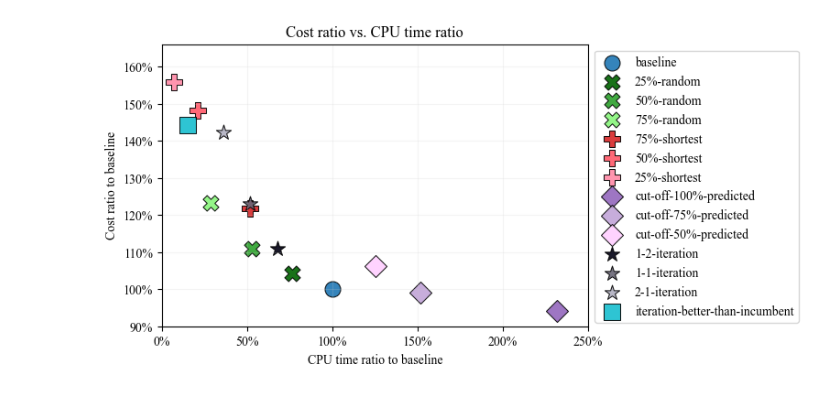
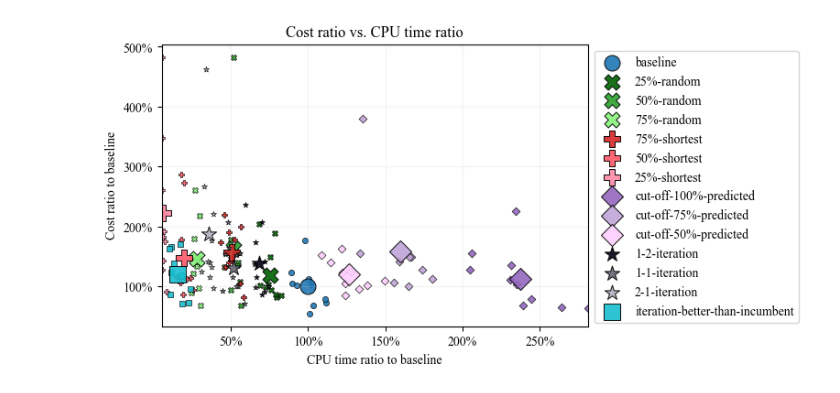
Before and after one commit to zakrzewow/raw-algorithm-portfolios, a Jupyter notebook: results.ipynb, the cells around one changed output. Saved outputs shown, nothing was run; the diff lists cells and outputs as text; code cells hidden in the pictures.

```diff
--- a/results.ipynb
+++ b/results.ipynb
@@ -138,6 +138,4 @@ df25 = df.loc[df["n_train"] == "25"].copy()
 df100 = df.loc[df["n_train"] == "100"].copy()
 
 df25_agg = agg(df25)
-# df100_agg = agg(df100)
-
-df25_agg
+df100_agg = agg(df100)
@@ -191,7 +173,6 @@ plt.rcParams["axes.grid"] = True
 plt.rcParams["grid.alpha"] = 0.2
 plt.rcParams["grid.color"] = "#cccccc"
 plt.rcParams["axes.xmargin"] = 0
-fig, ax = plt.subplots(figsize=(6, 4))
 
 COLORS = {
     ("baseline", ""): "#1f77b4",
@@ -214,66 +195,75 @@ LABELS = {
     ("baseline", ""): "baseline",
     ("ea", "25"): "25%-random",
     ("ea", "50"): "50%-random",
     ("ea", "75"): "75%-random",
     ("eb", "75"): "75%-shortest",
     ("eb", "50"): "50%-shortest",
     ("eb", "25"): "25%-shortest",
     ("ec", "100"): "cut-off-100%-predicted",
     ("ec", "75"): "cut-off-75%-predicted",
     ("ec", "50"): "cut-off-50%-predicted",
     ("ia", "1+2"): "1-2-iteration",
     ("ia", "1+1"): "1-1-iteration",
     ("ia", "2+1"): "2-1-iteration",
     ("ib", ""): "iteration-better-than-incumbent",
 }
 
 MARKERS = {
     "baseline": "o",
     "ea": "X",
     "eb": "P",
     "ec": "D",
     "ia": "*",
     "ib": "s",
 }
-BASELINE_COST = df25_agg.at[("baseline", ""), "cost"]
-BASELINE_CPU_TIME = df25_agg.at[("baseline", ""), "cpu_time"]
 
-for (policy, parg), row in df25_agg.iterrows():
-    # _ = df.loc[(df["policy"] == policy) & (df["parg"] == parg) & (df["n_train"] == "25")]
-    # plt.scatter(
-    #     _["cpu_time"] / BASELINE_CPU_TIME,
-    #     _["cost"] / BASELINE_COST,
-    #     s=20,
-    #     alpha=0.9,
-    #     color=COLORS[(policy, parg)],
-    #     marker=MARKERS[policy],
-    #     linewidths=0.5,
-    #     edgecolor="black",
-    # )
-    plt.scatter(
-        row["cpu_time_ratio_to_baseline"],
-        row["cost_ratio_to_baseline"],
-        s=150,
-        alpha=0.9,
-        color=COLORS[(policy, parg)],
-        marker=MARKERS[policy],
-        linewidths=0.75,
-        edgecolor="black",
-        label=LABELS[(policy, parg)],
-    )
+def plot_cost_vs_cpu_time_ratio(df, df_agg, plot_all=False):
+    fig, ax = plt.subplots(figsize=(6, 4))
 
-ax.xaxis.set_major_formatter(mtick.PercentFormatter(xmax=1, decimals=0))
-ax.yaxis.set_major_formatter(mtick.PercentFormatter(xmax=1, decimals=0))
+    baseline_cost = df_agg.at[("baseline", ""), "cost"]
+    baseline_cpu_time = df_agg.at[("baseline", ""), "cpu_time"]
 
-plt.legend(bbox_to_anchor=(1, 1), loc='upper left')
-plt.xlabel("CPU time ratio to baseline")
-plt.ylabel("Cost ratio to baseline")
-plt.xlim(0, 2.5)
-# plt.xlim(0, 1)
-plt.ylim(0.9, 1.66)
-plt.title("Cost ratio vs. CPU time ratio")
+    for (policy, parg), row in df_agg.iterrows():
+        if plot_all:
+            _ = df.loc[(df["policy"] == policy) & (df["parg"] == parg)]
+            plt.scatter(
+                _["cpu_time"] / baseline_cpu_time,
+                _["cost"] / baseline_cost,
+                s=20,
+                alpha=0.9,
+                color=COLORS[(policy, parg)],
+                marker=MARKERS[policy],
+                linewidths=0.5,
+                edgecolor="black",
+            )
+        plt.scatter(
+            row["cpu_time_ratio_to_baseline"],
+            row["cost_ratio_to_baseline"],
+            s=150,
+            alpha=0.9,
+            color=COLORS[(policy, parg)],
+            marker=MARKERS[policy],
+            linewidths=0.75,
+            edgecolor="black",
+            label=LABELS[(policy, parg)],
+        )
+
+    ax.xaxis.set_major_formatter(mtick.PercentFormatter(xmax=1, decimals=0))
+    ax.yaxis.set_major_formatter(mtick.PercentFormatter(xmax=1, decimals=0))
+
+    plt.legend(bbox_to_anchor=(1, 1), loc='upper left')
+    plt.xlabel("CPU time ratio to baseline")
+    plt.ylabel("Cost ratio to baseline")
+    if not plot_all:
+        plt.xlim(0, 2.5)
+        plt.ylim(0.9, 1.66)
+    plt.title("Cost ratio vs. CPU time ratio")
+    return fig, ax
+
+# fig, ax = plot_cost_vs_cpu_time_ratio(df25, df25_agg, plot_all=True)
+fig, ax = plot_cost_vs_cpu_time_ratio(df100, df100_agg, plot_all=True)
 # plt.savefig("fig.png", dpi=300, bbox_inches="tight")
 plt.show()
 # %% [output]
-[figure, old version]
+[figure, new version]
 # %%
```
Also changed, not shown: parts of 7 cells of this notebook, 2 other files.
